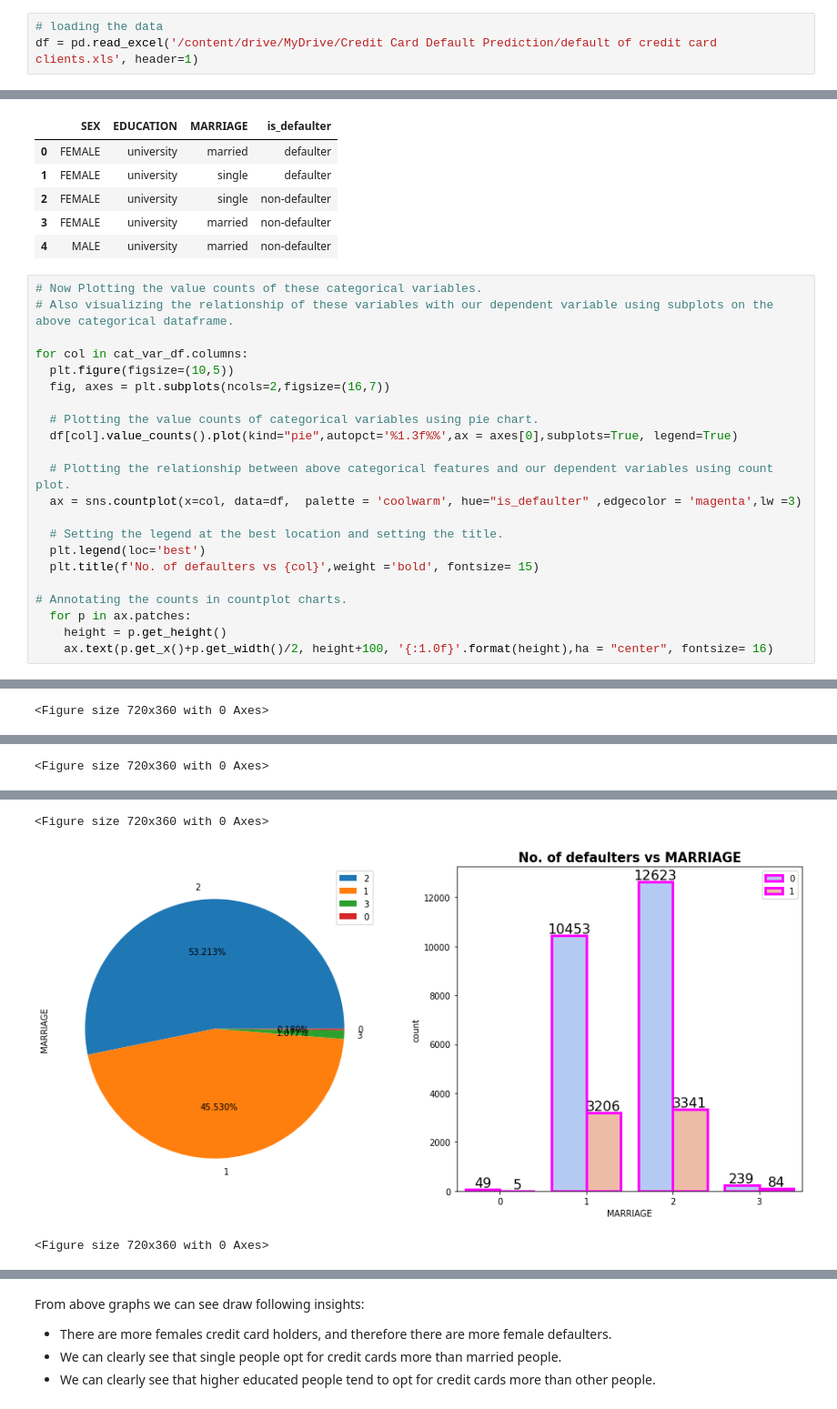
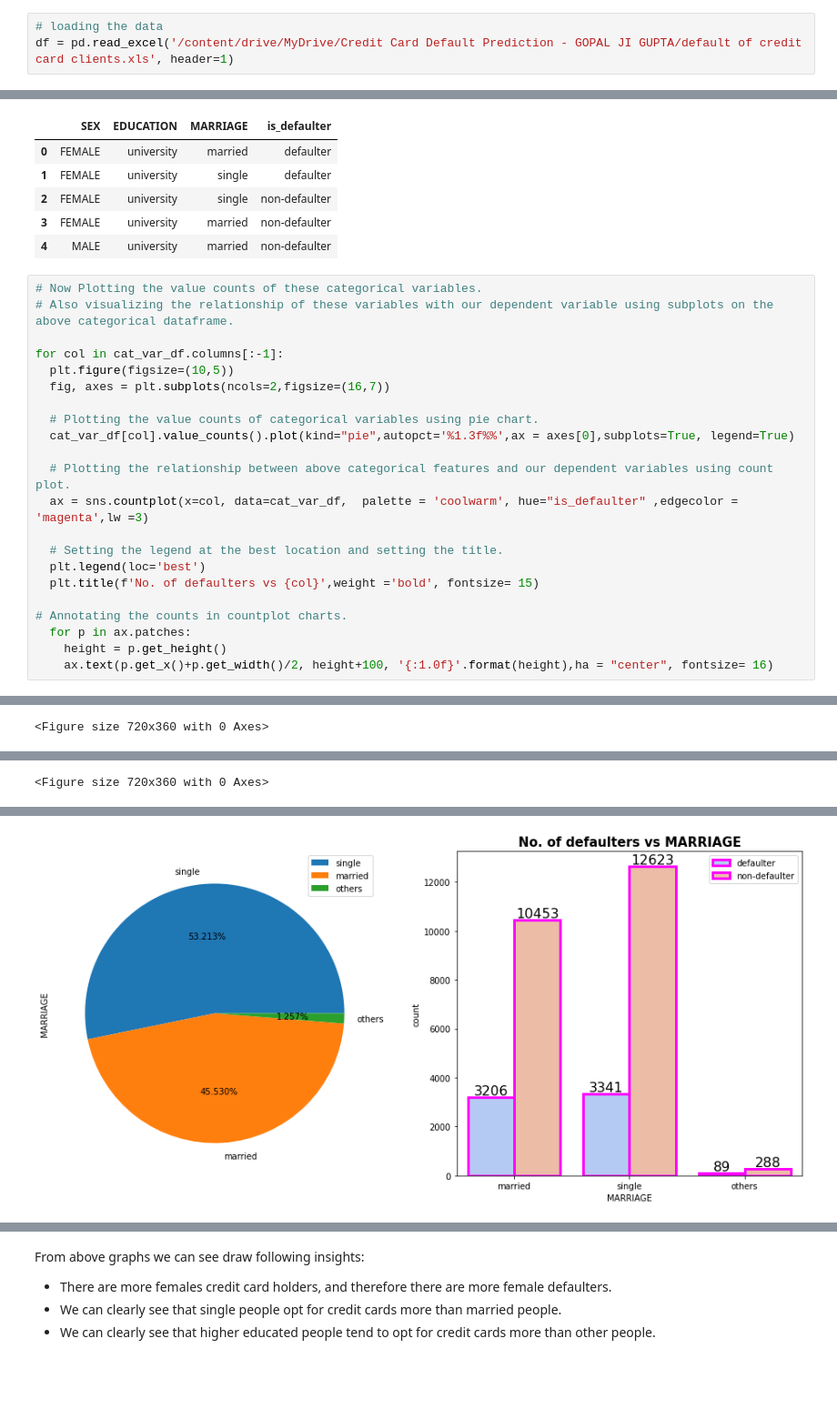
Before and after one commit to gopaljigupta45/CREDIT_CARD_DEFAULT_PREDICTION, a Jupyter notebook: Credit_Card_Default_Prediction_GOPAL_JI_GUPTA_Capstone_Project.ipynb, the cells around one changed output, grey strips where cells are left out. Shown at 91% size. Cells and saved outputs as stored; diff of their text form; blank space fills up the shorter version.

```diff
--- a/Credit_Card_Default_Prediction_GOPAL_JI_GUPTA_Capstone_Project.ipynb
+++ b/Credit_Card_Default_Prediction_GOPAL_JI_GUPTA_Capstone_Project.ipynb
@@ -49,7 +49,7 @@ Looking in indexes: https://pypi.org/simple, https://us-python.pkg.dev/colab-whe
 Requirement already satisfied: xlrd in /usr/local/lib/python3.7/dist-packages (2.0.1)
 # %%
 # loading the data
-df = pd.read_excel('/content/drive/MyDrive/Credit Card Default Prediction/default of credit card clients.xls', header=1)
+df = pd.read_excel('/content/drive/MyDrive/Credit Card Default Prediction - GOPAL JI GUPTA/default of credit card clients.xls', header=1)
 # %%
 # checking what the data looks like
 df.head()
@@ -294,15 +294,15 @@ cat_var_df.head()
 # Now Plotting the value counts of these categorical variables.
 # Also visualizing the relationship of these variables with our dependent variable using subplots on the above categorical dataframe.
 
-for col in cat_var_df.columns:
+for col in cat_var_df.columns[:-1]:
   plt.figure(figsize=(10,5))
   fig, axes = plt.subplots(ncols=2,figsize=(16,7))
 
   # Plotting the value counts of categorical variables using pie chart.
-  df[col].value_counts().plot(kind="pie",autopct='%1.3f%%',ax = axes[0],subplots=True, legend=True)
+  cat_var_df[col].value_counts().plot(kind="pie",autopct='%1.3f%%',ax = axes[0],subplots=True, legend=True)
 
   # Plotting the relationship between above categorical features and our dependent variables using count plot.
-  ax = sns.countplot(x=col, data=df,  palette = 'coolwarm', hue="is_defaulter" ,edgecolor = 'magenta',lw =3)
+  ax = sns.countplot(x=col, data=cat_var_df,  palette = 'coolwarm', hue="is_defaulter" ,edgecolor = 'magenta',lw =3)
 
   # Setting the legend at the best location and setting the title.
   plt.legend(loc='best')
@@ -325,3 +321 @@ WARNING:matplotlib.text:posx and posy should be finite values
-<Figure size 720x360 with 0 Axes>
-[figure, old version]
+[figure, new version]
-<Figure size 720x360 with 0 Axes>
```
Also changed, not shown: parts of 24 cells of this notebook.
